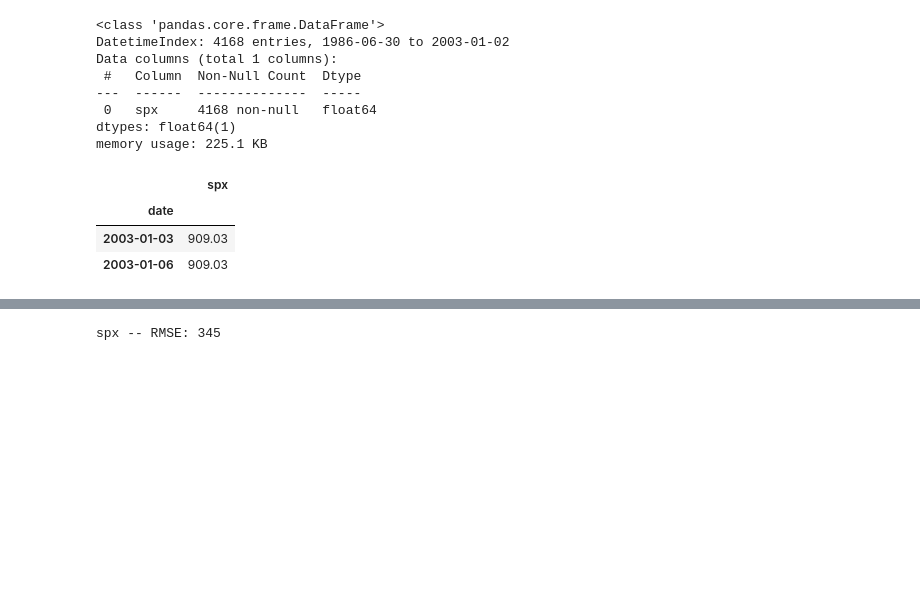
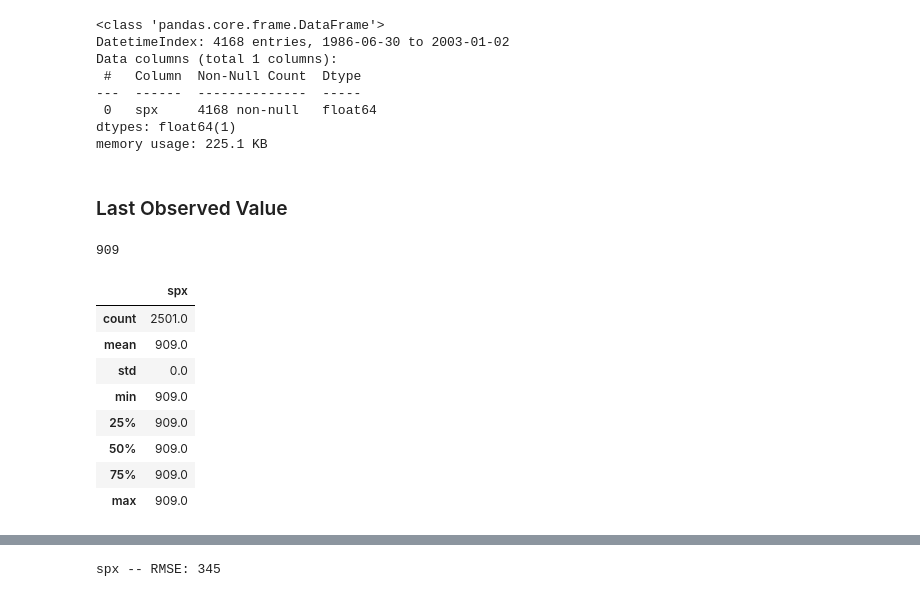
Before and after one commit to lukewbecker/time-series-exercises, a Jupyter notebook: model_exercises.ipynb, the cells around one changed output, grey strips where cells are left out. Saved outputs shown, nothing was run; the diff lists cells and outputs as text; code cells hidden in the pictures; blank space fills up the shorter version.

```diff
--- a/model_exercises.ipynb
+++ b/model_exercises.ipynb
@@ -325,15 +325,25 @@ Data columns (total 1 columns):
  0   spx     4168 non-null   float64
 dtypes: float64(1)
 memory usage: 225.1 KB
+# %% [markdown]
+### Last Observed Value
+# %%
+stocks = round(train['spx'][-1:][0])
+stocks
+# %% [output]
+909
 # %%
-stocks = train['spx'][-1:][0]
+yhat_df = pd.DataFrame({'spx': [stocks]}, index = validate.index)
 
-yhat_df = pd.DataFrame({'spx': [stocks]},
-                       index = validate.index)
-
-yhat_df.head(2)
+yhat_df.head()
+yhat_df.describe()
 # %% [output]
 |  | spx |
-| date |  |
-| 2003-01-03 | 909.03 |
-| 2003-01-06 | 909.03 |
+| count | 2501.0 |
+| mean | 909.0 |
+| std | 0.0 |
+| min | 909.0 |
+| 25% | 909.0 |
+| 50% | 909.0 |
+| 75% | 909.0 |
+| max | 909.0 |
```
Also changed, not shown: parts of 17 cells of this notebook.
